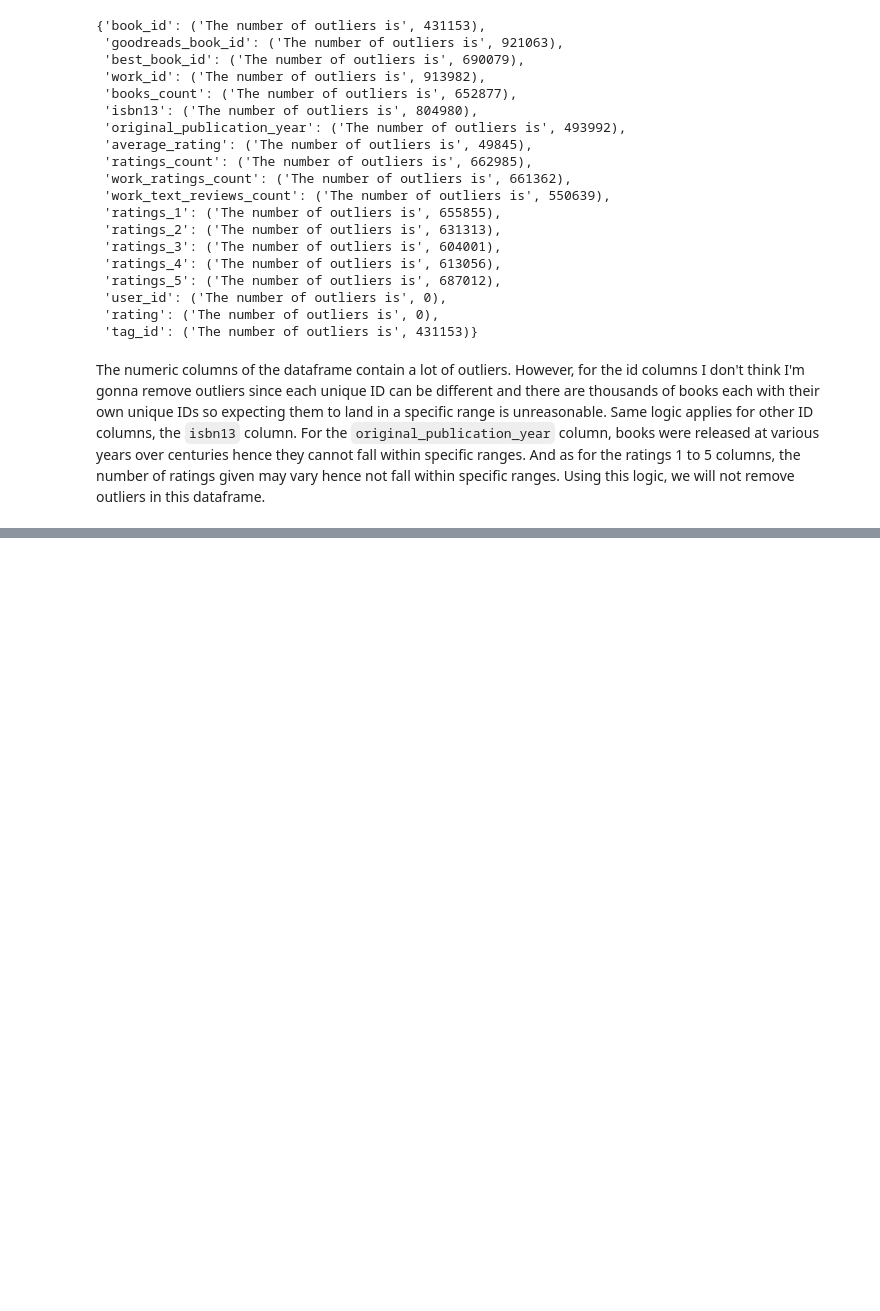
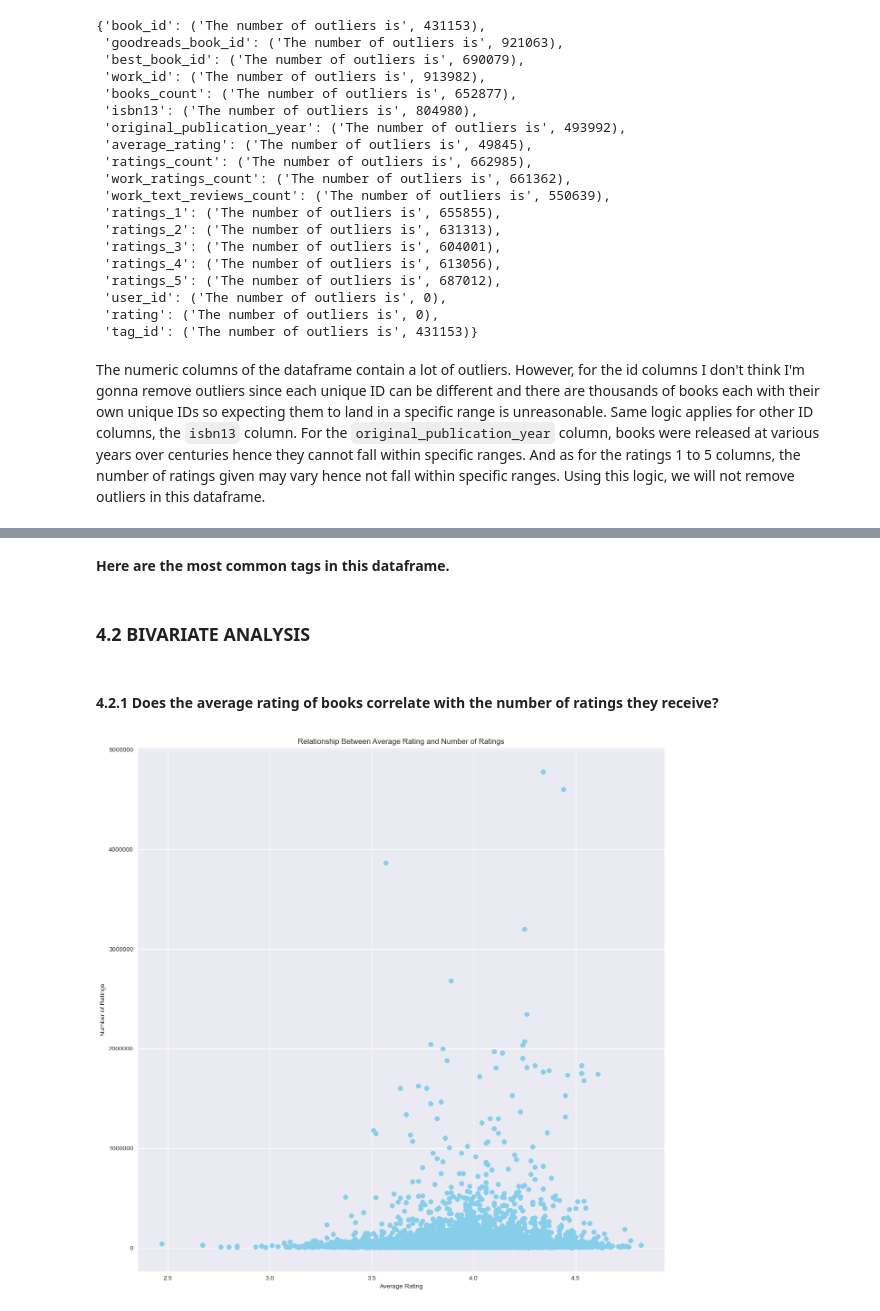
Before and after one commit to DennisWainaina/Book-recommendation-system-project, a Jupyter notebook: index.ipynb, the cells around one changed output, grey strips where cells are left out. Saved outputs shown, nothing was run; the diff lists cells and outputs as text; code cells hidden in the pictures; blank space fills up the shorter version.

```diff
--- a/index.ipynb
+++ b/index.ipynb
@@ -322,0 +403,23 @@ The numeric columns of the dataframe contain a lot of outliers. However, for the
+# %% [markdown]
+**Here are the most common tags in this dataframe.**
+# %% [markdown]
+### 4.2 BIVARIATE ANALYSIS
+# %% [markdown]
+#### 4.2.1 Does the average rating of books correlate with the number of ratings they receive?
+# %%
+# Create a scatterplot of average_rating vs. ratings_count
+plt.figure(figsize=(15, 15))
+plt.scatter(combined_df['average_rating'], combined_df['ratings_count'], alpha=0.5, color='skyblue')
+plt.title('Relationship Between Average Rating and Number of Ratings')
+plt.xlabel('Average Rating')
+plt.ylabel('Number of Ratings')
+
+# Specifying the style for the y-axis labels to display numbers without scientific notation
+plt.ticklabel_format(style='plain', axis='y')
+
+plt.grid(True)
+
+# Showing the plot
+plt.show()
+# %% [output]
+[figure, added]
```
Also changed, not shown: parts of 21 cells of this notebook.
